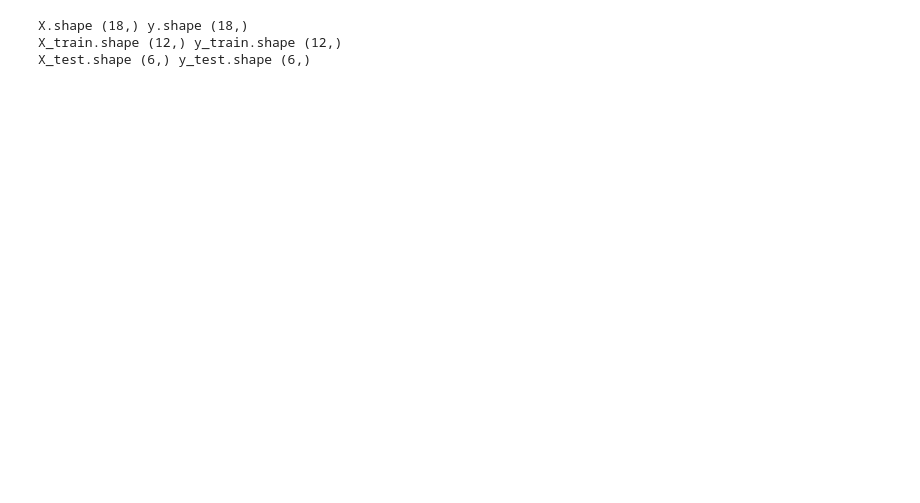
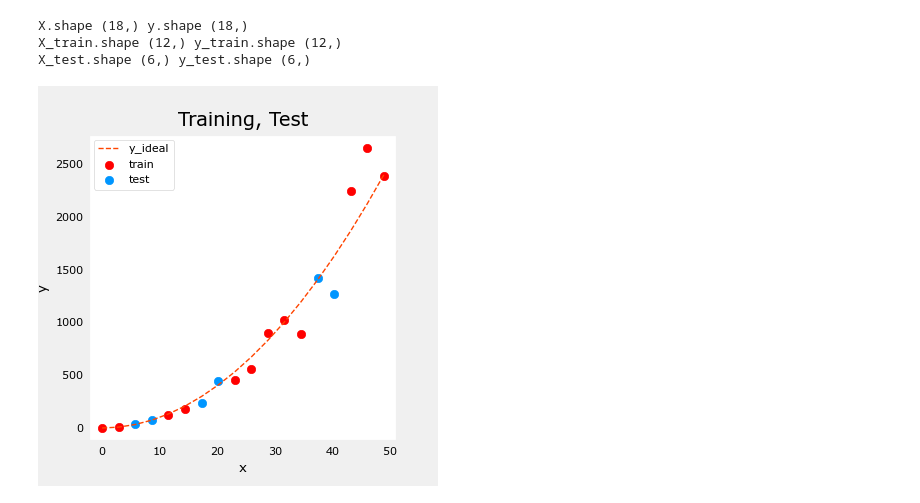
Before and after one commit to ammarlodhi255/ML_spelled_out, a Jupyter notebook: Machine Learning Best Practices/applying_machine_learning_best_practices.ipynb, the cells around one changed output. Saved outputs shown, nothing was run; the diff lists cells and outputs as text; code cells hidden in the pictures; blank space fills up the shorter version.

Commit message:
plot an ideal curve

```diff
--- a/Machine Learning Best Practices/applying_machine_learning_best_practices.ipynb
+++ b/Machine Learning Best Practices/applying_machine_learning_best_practices.ipynb
@@ -35,3 +35,18 @@ print("X_test.shape", X_test.shape, "y_test.shape", y_test.shape)
 X.shape (18,) y.shape (18,)
 X_train.shape (12,) y_train.shape (12,)
 X_test.shape (6,) y_test.shape (6,)
+# %%
+# Let us plot an "ideal" curve that generalizes well to our data.
+
+fig, ax = plt.subplots(1,1,figsize=(4,4))
+ax.plot(x_ideal, y_ideal, "--", color = "orangered", label="y_ideal", lw=1)
+ax.set_title("Training, Test",fontsize = 14)
+ax.set_xlabel("x")
+ax.set_ylabel("y")
+
+ax.scatter(X_train, y_train, color = "red",           label="train")
+ax.scatter(X_test, y_test,   color = dlc["dlblue"],   label="test")
+ax.legend(loc='upper left')
+plt.show()
+# %% [output]
+[figure, added]
```
